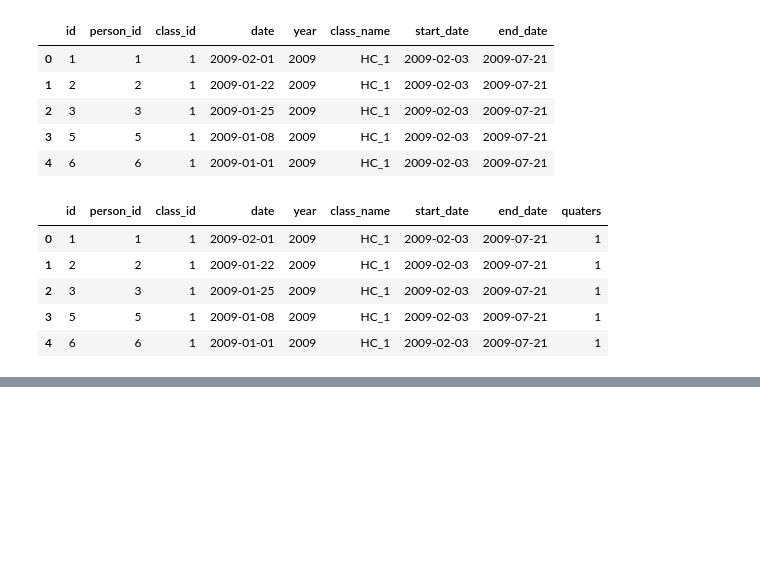
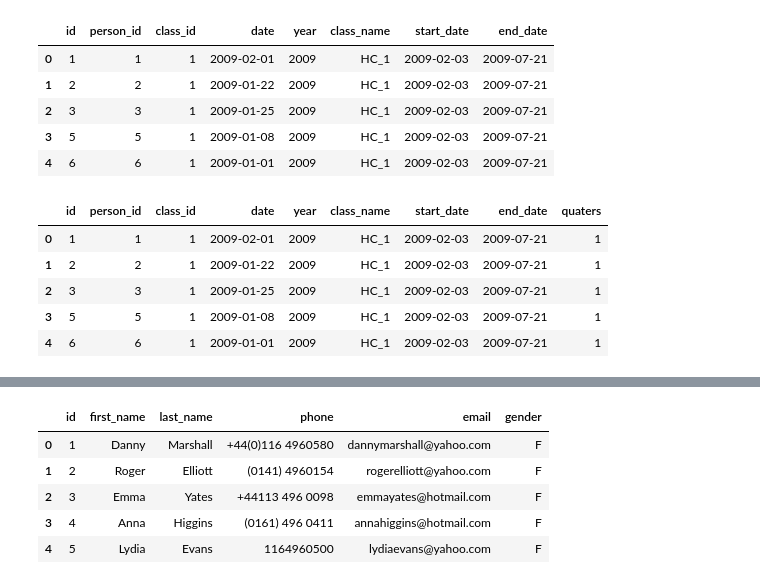
Before and after one commit to SamNgigi/ms_data_engineer_assessment, a Jupyter notebook: solution/solution.ipynb, the cells around one changed output, grey strips where cells are left out. Saved outputs shown, nothing was run; the diff lists cells and outputs as text; code cells hidden in the pictures; blank space fills up the shorter version.

```diff
--- a/solution/solution.ipynb
+++ b/solution/solution.ipynb
@@ -508,0 +672,9 @@ class_applications.head()
+# %%
+peoples_df.head()
+# %% [output]
+|  | id | first_name | last_name | phone | email | gender |
+| 0 | 1 | Danny | Marshall | +44(0)116 4960580 | dannymarshall@yahoo.com | F |
+| 1 | 2 | Roger | Elliott | (0141) 4960154 | rogerelliott@yahoo.com | F |
+| 2 | 3 | Emma | Yates | +44113 496 0098 | emmayates@hotmail.com | F |
+| 3 | 4 | Anna | Higgins | (0161) 496 0411 | annahiggins@hotmail.com | F |
+| 4 | 5 | Lydia | Evans | 1164960500 | lydiaevans@yahoo.com | F |
```
Also changed, not shown: parts of 28 cells of this notebook, 4 other files.
